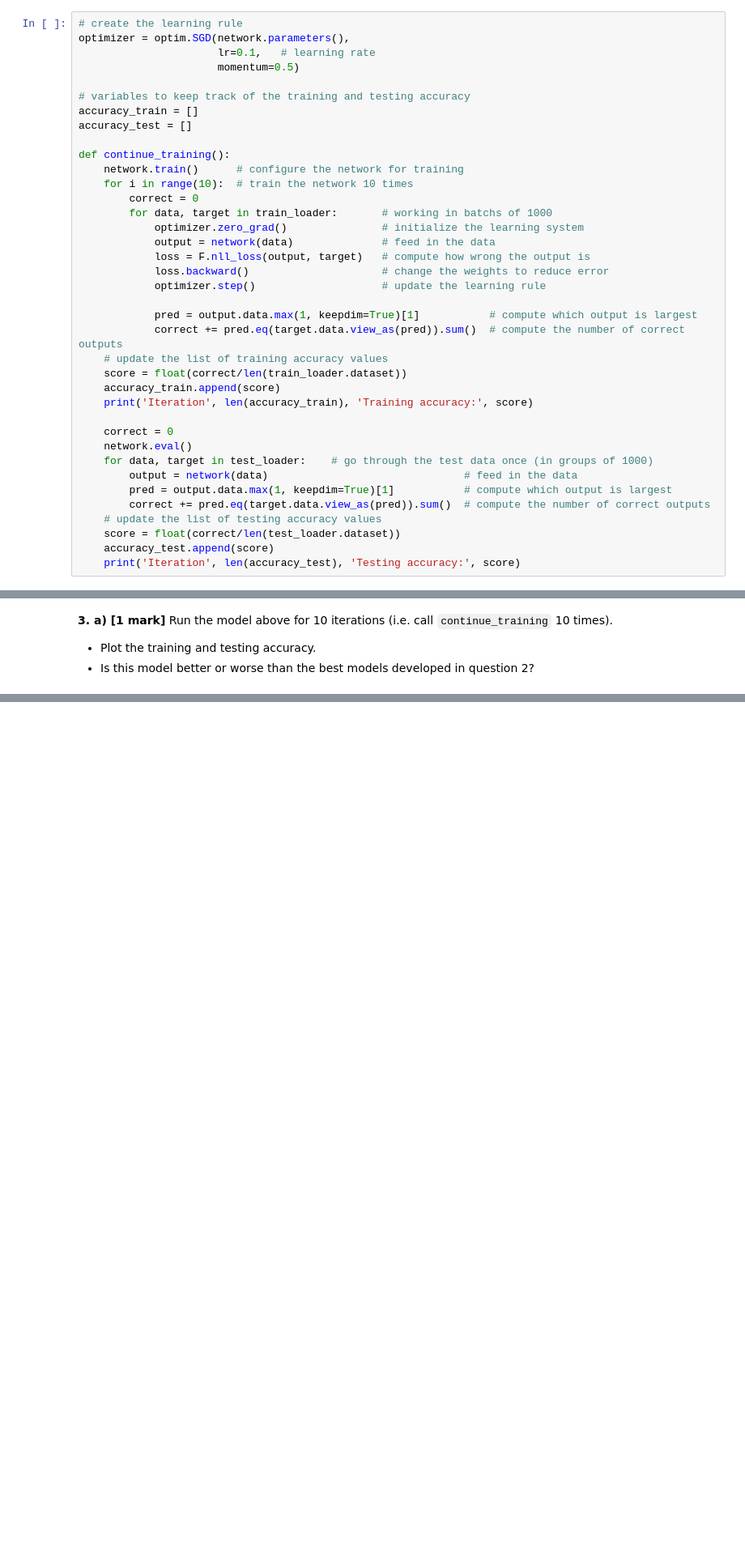
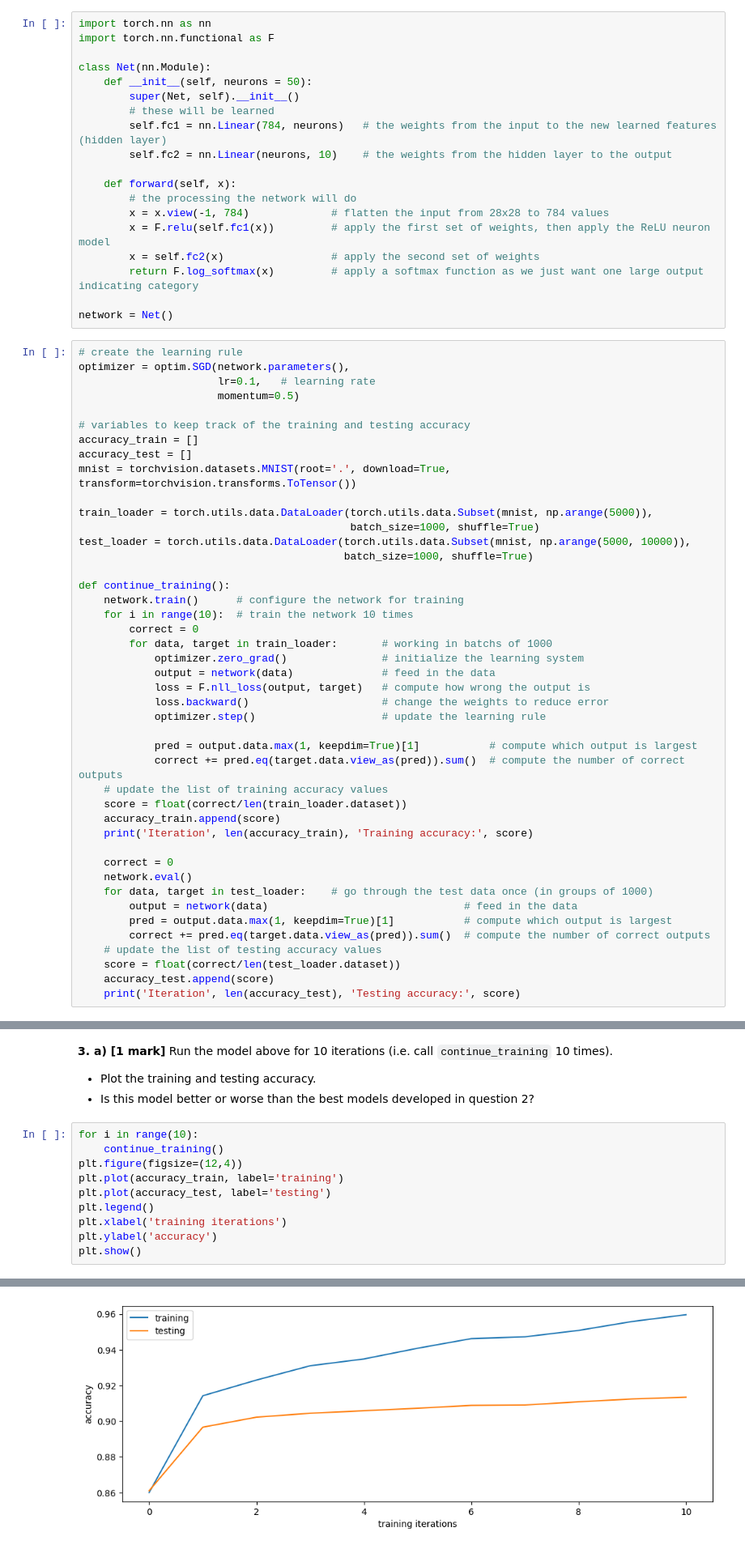
Before and after one commit to mr-nudo/neuronModels1, a Jupyter notebook: syde552_file_(2).ipynb, the cells around one changed output, grey strips where cells are left out. Shown: that part at 81% size. Cells and saved outputs as stored; diff of their text form; blank space fills up the shorter version.

```diff
--- a/syde552_file_(2).ipynb
+++ b/syde552_file_(2).ipynb
@@ -236,3 +430,22 @@ Finally, we need to train our model.  When training, it is useful to keep track
+# %%
+import torch.nn as nn
+import torch.nn.functional as F
+
+class Net(nn.Module):
+    def __init__(self, neurons = 50):
+        super(Net, self).__init__()
+        # these will be learned
+        self.fc1 = nn.Linear(784, neurons)   # the weights from the input to the new learned features (hidden layer)
+        self.fc2 = nn.Linear(neurons, 10)    # the weights from the hidden layer to the output
+
+    def forward(self, x):
+        # the processing the network will do
+        x = x.view(-1, 784)             # flatten the input from 28x28 to 784 values
+        x = F.relu(self.fc1(x))         # apply the first set of weights, then apply the ReLU neuron model
+        x = self.fc2(x)                 # apply the second set of weights
+        return F.log_softmax(x)         # apply a softmax function as we just want one large output indicating category
+
+network = Net()
 # %%
 # create the learning rule
 optimizer = optim.SGD(network.parameters(),
@@ -242,6 +455,12 @@ optimizer = optim.SGD(network.parameters(),
 # variables to keep track of the training and testing accuracy
 accuracy_train = []
 accuracy_test = []
+mnist = torchvision.datasets.MNIST(root='.', download=True, transform=torchvision.transforms.ToTensor())
+
+train_loader = torch.utils.data.DataLoader(torch.utils.data.Subset(mnist, np.arange(5000)),
+                                           batch_size=1000, shuffle=True)
+test_loader = torch.utils.data.DataLoader(torch.utils.data.Subset(mnist, np.arange(5000, 10000)),
+                                          batch_size=1000, shuffle=True)
 
 def continue_training():
     network.train()      # configure the network for training
@@ -297,3 +516,14 @@ plt.show()
 
 - Plot the training and testing accuracy.
 - Is this model better or worse than the best models developed in question 2?
+# %%
+for i in range(10):
+    continue_training()
+plt.figure(figsize=(12,4))
+plt.plot(accuracy_train, label='training')
+plt.plot(accuracy_test, label='testing')
+plt.legend()
+plt.xlabel('training iterations')
+plt.ylabel('accuracy')
+plt.show()
+# %% [output]
@@ -299,0 +550 @@ plt.show()
+[figure, added]
```
Also changed, not shown: parts of 17 cells of this notebook.
